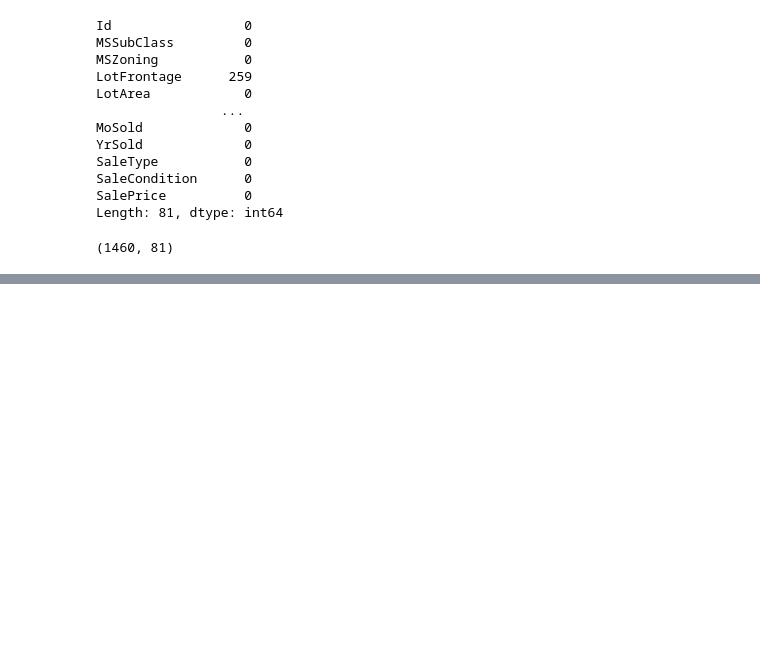
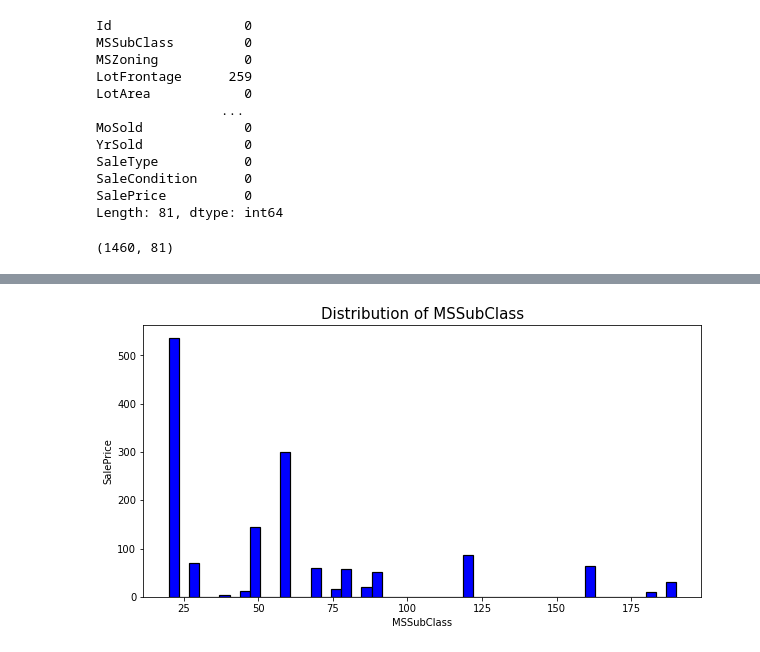
Before and after one commit to emmanuelidehen/MachineLearningModels, a Jupyter notebook: AdvancedRegressionAssignment.ipynb, the cells around one changed output, grey strips where cells are left out. Saved outputs shown, nothing was run; the diff lists cells and outputs as text; code cells hidden in the pictures; blank space fills up the shorter version.

```diff
--- a/AdvancedRegressionAssignment.ipynb
+++ b/AdvancedRegressionAssignment.ipynb
@@ -174,0 +344,11 @@ data.shape
+# %%
+#univariate analysis
+def numhist(variable, bins):
+    plt.figure(figsize=(10,5))
+    plt.hist(data[variable], bins=bins, edgecolor='black', linewidth=1.2, color="blue")
+    plt.title("Distribution of " + variable, fontsize=15)
+    plt.xlabel(variable, fontsize=10)
+    plt.ylabel("SalePrice", fontsize=10)
+    plt.xticks(fontsize=10)
+    plt.yticks(fontsize=10)
+    plt.show()
@@ -174,0 +376,4 @@ data.shape
+# %%
+numhist("MSSubClass", 50)
+# %% [output]
+[figure, added]
```
Also changed, not shown: parts of 66 cells of this notebook.
